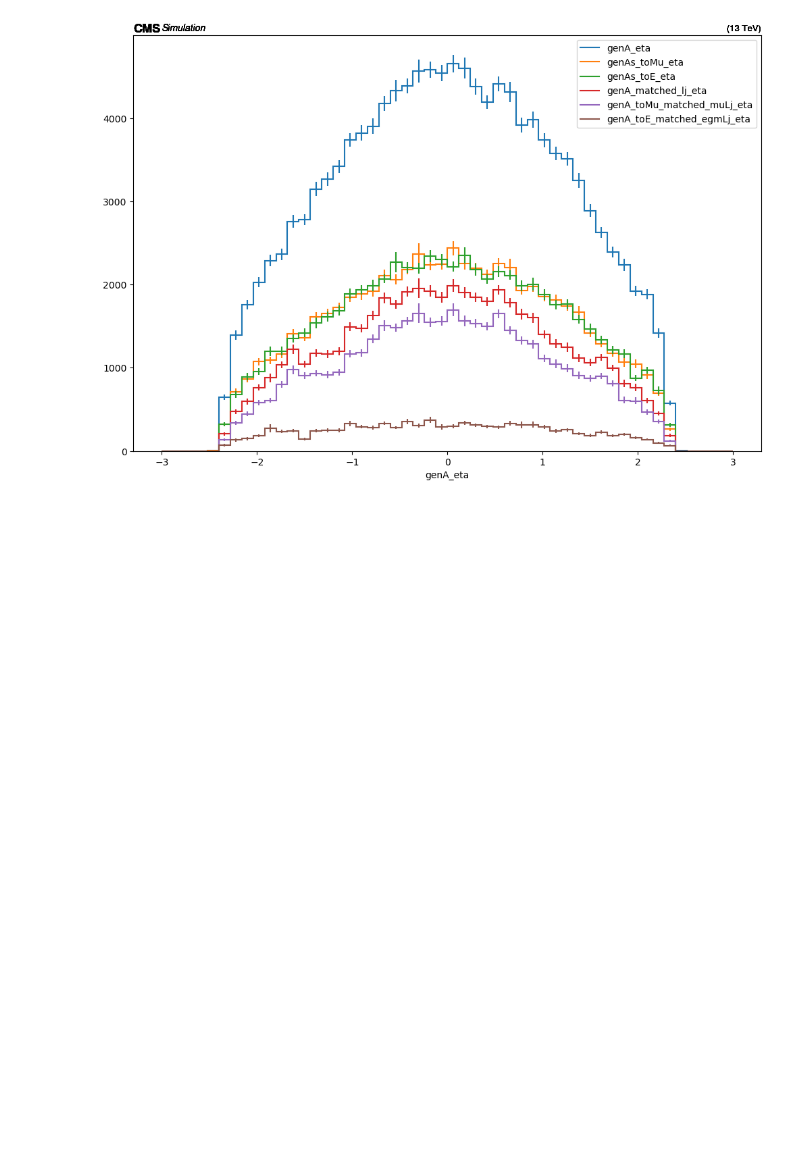
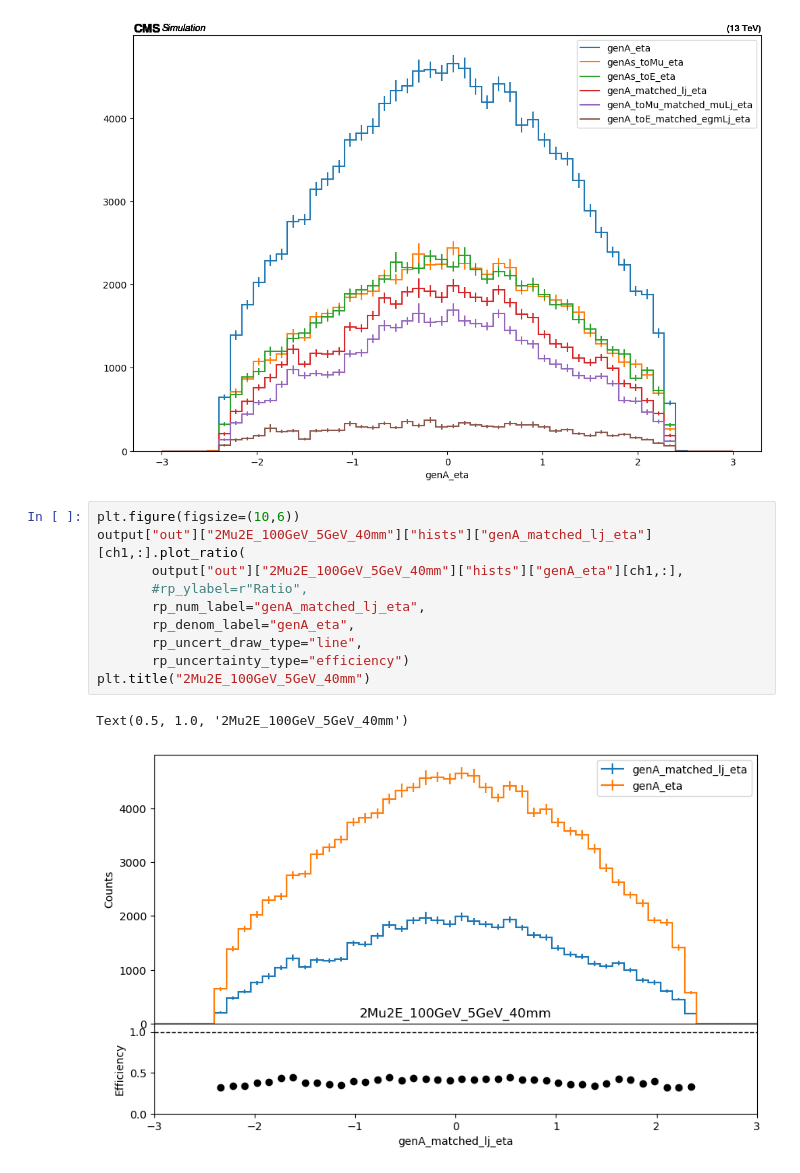
Before and after one commit to yfv2ev/SIDM, a Jupyter notebook: sidm/studies/darkPhotonEtaEffi.ipynb, the cells around one changed output. Saved outputs shown, nothing was run; the diff lists cells and outputs as text; blank space fills up the shorter version.

Commit message:
Added the efficiencies w.r.t eta
1)genA_matched_lj_eta/genA_eta
2)genA_toMu_matched_muLj_eta/genAs_toMu
3)genA_toE_matched_egmLj_eta/genAs_toE_eta

```diff
--- a/sidm/studies/darkPhotonEtaEffi.ipynb
+++ b/sidm/studies/darkPhotonEtaEffi.ipynb
@@ -96,3 +96,16 @@ plt.legend(["genA_eta",
 # %% [output]
 <matplotlib.legend.Legend at 0x...>
 [figure]
+# %%
+plt.figure(figsize=(10,6))
+output["out"]["2Mu2E_100GeV_5GeV_40mm"]["hists"]["genA_matched_lj_eta"][ch1,:].plot_ratio(
+       output["out"]["2Mu2E_100GeV_5GeV_40mm"]["hists"]["genA_eta"][ch1,:],
+       #rp_ylabel=r"Ratio",
+       rp_num_label="genA_matched_lj_eta",
+       rp_denom_label="genA_eta",
+       rp_uncert_draw_type="line",
+       rp_uncertainty_type="efficiency")
+plt.title("2Mu2E_100GeV_5GeV_40mm")
+# %% [output]
+Text(0.5, 1.0, '2Mu2E_100GeV_5GeV_40mm')
+[figure, added]
```
Also changed, not shown: parts of 2 cells of this notebook.
